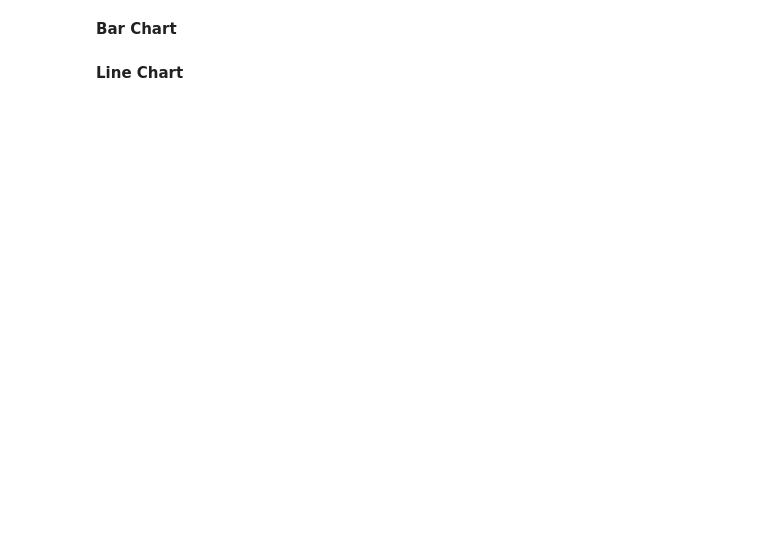
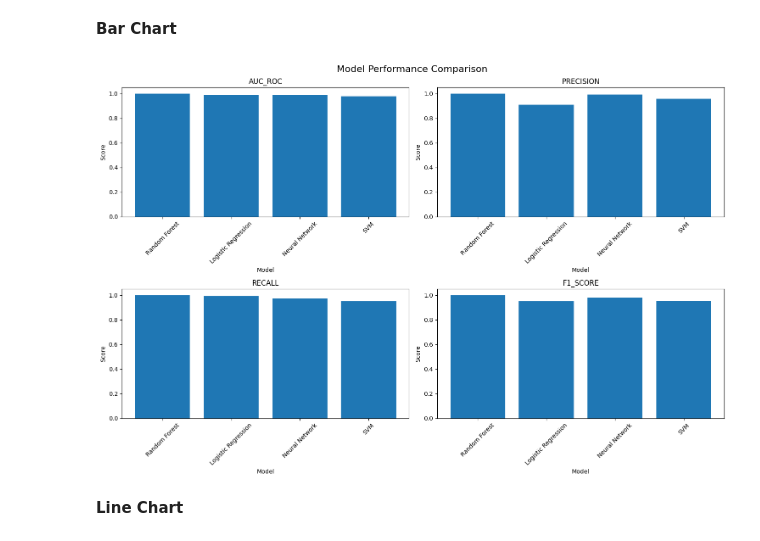
Before and after one commit to NSnightKING/DDoS-attack-detection, a Jupyter notebook: DDoS_Classification_1.ipynb, the cells around one changed output. Cells and saved outputs as stored; diff of their text form; code cells hidden in the pictures; blank space fills up the shorter version.

```diff
--- a/DDoS_Classification_1.ipynb
+++ b/DDoS_Classification_1.ipynb
@@ -746,34 +721,36 @@ plt.show()
 # %% [markdown]
 **Bar Chart**
 # %%
-# # Create a bar chart for each metric
-# metrics = ['auc_roc', 'precision', 'recall', 'f1_score']
+# Create a bar chart for each metric
+metrics = ['auc_roc', 'precision', 'recall', 'f1_score']
 
-# # Create a sample DataFrame (Replace with your actual data)
-# # Include SVM in the DataFrame
-# summary_df = pd.DataFrame({
-#     'auc_roc': [rf_auc, lr_auc, nn_auc, svm_auc],  # Add svm_auc here
-#     'precision': [rf_precision, lr_precision, nn_precision, svm_precision],  # Add svm_precision
-#     'recall': [rf_recall, lr_recall, nn_recall, svm_recall],  # Add svm_recall
-#     'f1_score': [rf_f1, lr_f1, nn_f1, svm_f1]  # Add svm_f1
-# }, index=['Random Forest', 'Logistic Regression', 'Neural Network', 'SVM'])  # Add SVM to index
+# Create a sample DataFrame (Replace with your actual data)
+# Include SVM in the DataFrame
+summary_df = pd.DataFrame({
+    'auc_roc': [rf_auc, lr_auc, nn_auc, svm_auc],  # Add svm_auc here
+    'precision': [rf_precision, lr_precision, nn_precision, svm_precision],  # Add svm_precision
+    'recall': [rf_recall, lr_recall, nn_recall, svm_recall],  # Add svm_recall
+    'f1_score': [rf_f1, lr_f1, nn_f1, svm_f1]  # Add svm_f1
+}, index=['Random Forest', 'Logistic Regression', 'Neural Network', 'SVM'])  # Add SVM to index
 
 
-# fig, axes = plt.subplots(nrows=2, ncols=2, figsize=(15, 10))
-# fig.suptitle('Model Performance Comparison', fontsize=16)
+fig, axes = plt.subplots(nrows=2, ncols=2, figsize=(15, 10))
+fig.suptitle('Model Performance Comparison', fontsize=16)
 
-# for i, metric in enumerate(metrics):
-#     row = i // 2
-#     col = i % 2
-#     ax = axes[row, col]
-#     ax.bar(summary_df.index, summary_df[metric])
-#     ax.set_title(metric.upper())
-#     ax.set_ylabel('Score')
-#     ax.set_xlabel('Model')
-#     ax.tick_params(axis='x', rotation=45)
+for i, metric in enumerate(metrics):
+    row = i // 2
+    col = i % 2
+    ax = axes[row, col]
+    ax.bar(summary_df.index, summary_df[metric])
+    ax.set_title(metric.upper())
+    ax.set_ylabel('Score')
+    ax.set_xlabel('Model')
+    ax.tick_params(axis='x', rotation=45)
 
-# plt.tight_layout()
-# plt.show()
+plt.tight_layout()
+plt.show()
+# %% [output]
+[figure, added]
 # %% [markdown]
 **Line Chart**
 # %%
```
Also changed, not shown: parts of 18 cells of this notebook.
